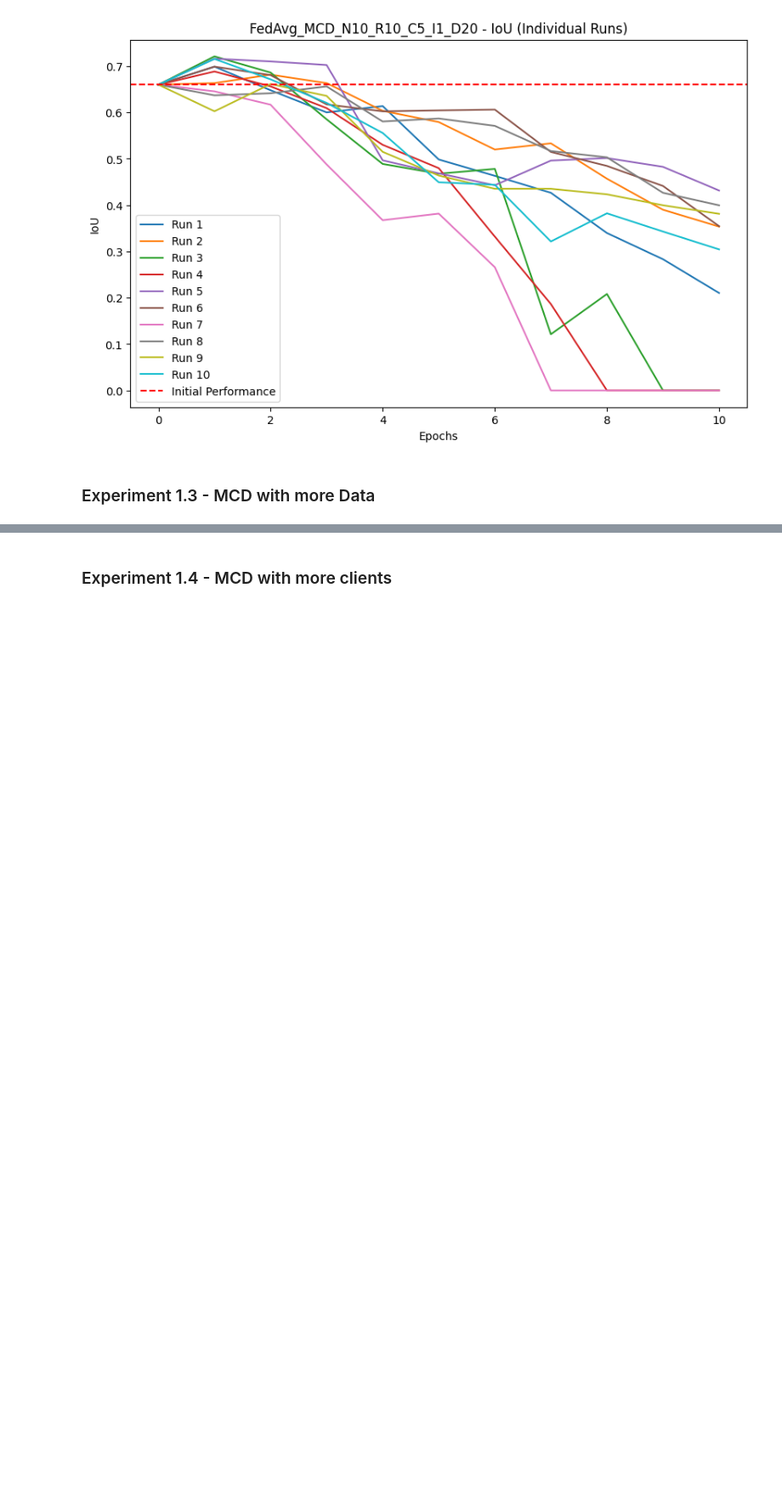
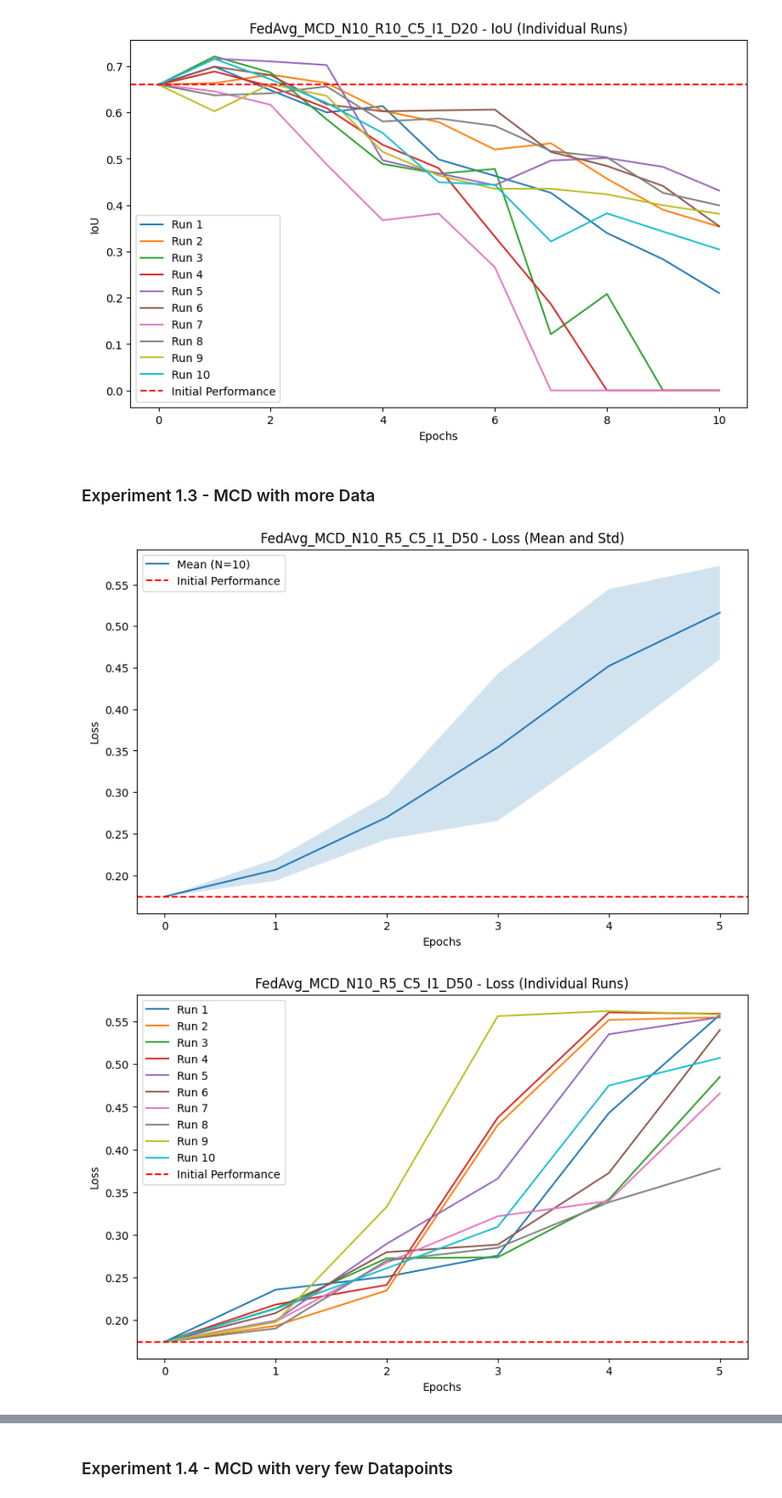
Before and after one commit to aharabada/FederatedLearning, a Jupyter notebook: code/FedAvgExperiments.ipynb, the cells around one changed output, grey strips where cells are left out. Shown at 85% size. Drawn from its saved outputs; the diff is of its cells as text; code cells hidden in the pictures; blank space fills up the shorter version.

```diff
--- a/code/FedAvgExperiments.ipynb
+++ b/code/FedAvgExperiments.ipynb
@@ -68,11 +68,14 @@ run_experiment(config)
 # %%
 config = {
     "RUNS": 10,
-    "ROUNDS": 6,
+    "ROUNDS": 5,
     "N_CLIENTS": 5,
     "CLIENT_ITERATIONS": 1,
     "N_DATAPOINTS_PER_ROUND": 50,
     "USE_MCD": True
 }
 
 run_experiment(config)
+# %% [output]
+[figure, added]
+[figure, added]
@@ -79,5 +84,5 @@ run_experiment(config)
 # %% [markdown]
-### Experiment 1.4 - MCD with more clients
+### Experiment 1.4 - MCD with very few Datapoints
 # %%
 config = {
     "RUNS": 10,
```
Also changed, not shown: parts of 6 cells of this notebook, 31 other files.
